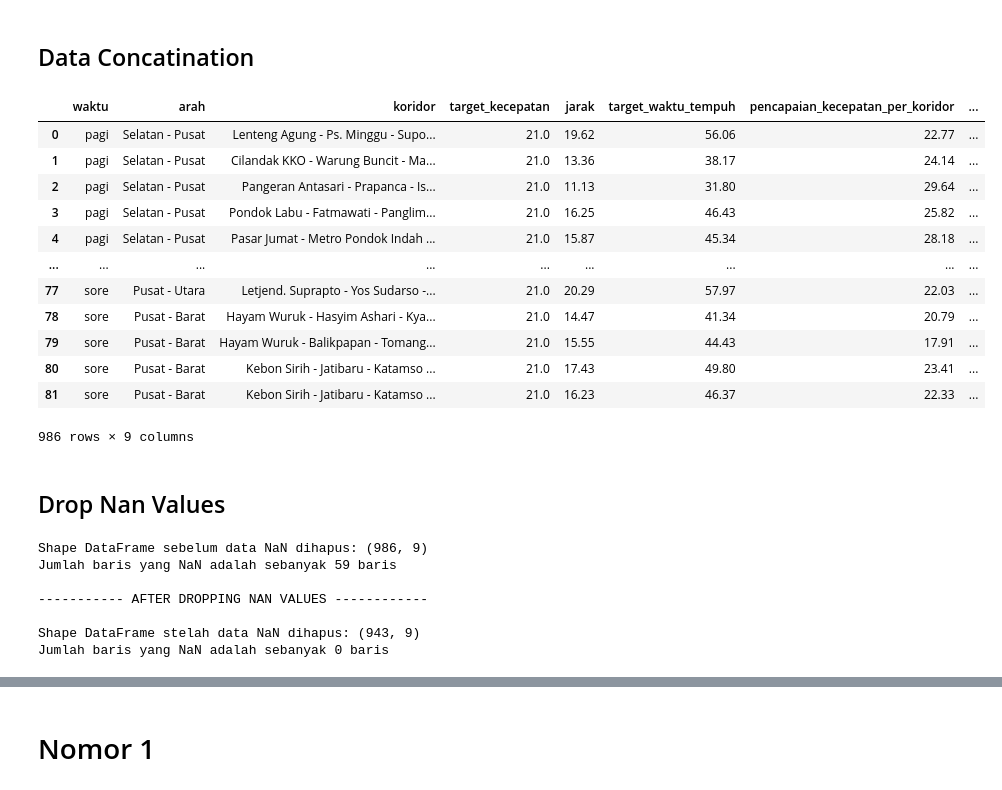
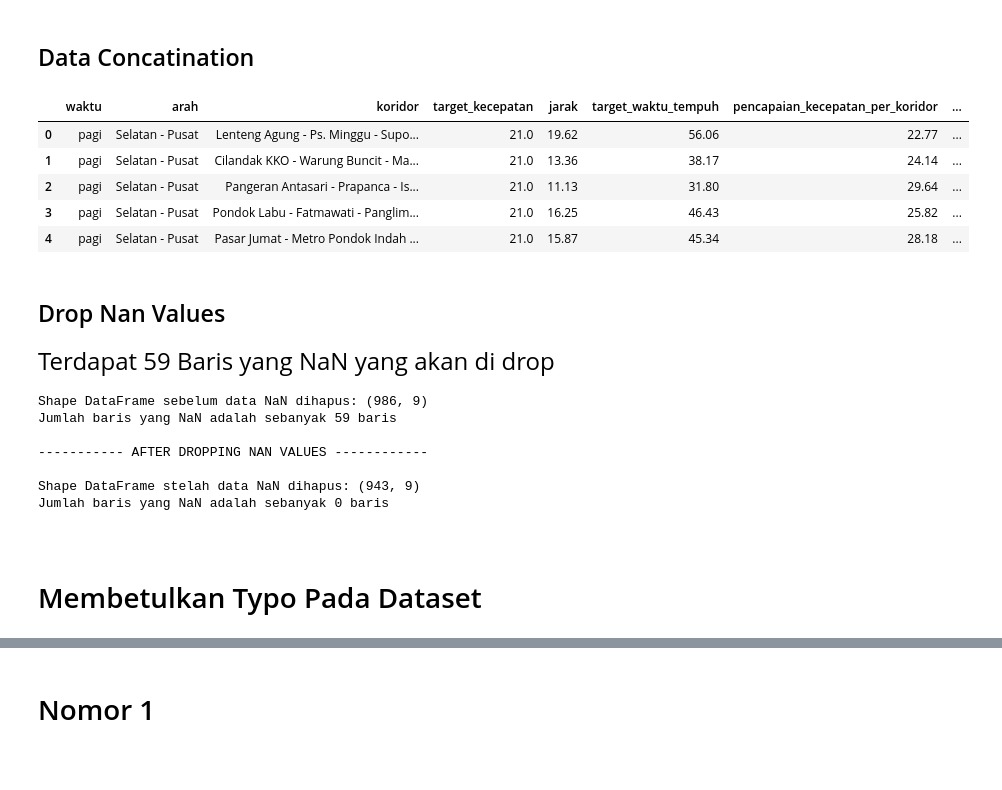
Before and after one commit to StefannusChristian/Data-Processing-and-Engineering, a Jupyter notebook: transformasi-data/IBDA3111_StefannusChristian_202000138_TransformasiData.ipynb, the cells around one changed output, grey strips where cells are left out. Cells and saved outputs as stored; diff of their text form; code cells hidden in the pictures; blank space fills up the shorter version.

Commit message:
add markdown and correct the dataset

```diff
--- a/transformasi-data/IBDA3111_StefannusChristian_202000138_TransformasiData.ipynb
+++ b/transformasi-data/IBDA3111_StefannusChristian_202000138_TransformasiData.ipynb
@@ -63,23 +69,18 @@ warnings.filterwarnings('ignore')
 ## Data Concatination
 # %%
 df = pd.concat(map(pd.read_csv,glob.glob('./datasets/*.csv')))
-display(df)
+display(df.head())
 # %% [output]
 |  | waktu | arah | koridor | target_kecepatan | jarak | target_waktu_tempuh | pencapaian_kecepatan_per_koridor | ... |
 | 0 | pagi | Selatan - Pusat | Lenteng Agung - Ps. Minggu - Supo... | 21.0 | 19.62 | 56.06 | 22.77 | ... |
 | 1 | pagi | Selatan - Pusat | Cilandak KKO - Warung Buncit - Ma... | 21.0 | 13.36 | 38.17 | 24.14 | ... |
 | 2 | pagi | Selatan - Pusat | Pangeran Antasari - Prapanca - Is... | 21.0 | 11.13 | 31.80 | 29.64 | ... |
 | 3 | pagi | Selatan - Pusat | Pondok Labu - Fatmawati - Panglim... | 21.0 | 16.25 | 46.43 | 25.82 | ... |
 | 4 | pagi | Selatan - Pusat | Pasar Jumat - Metro Pondok Indah ... | 21.0 | 15.87 | 45.34 | 28.18 | ... |
-| ... | ... | ... | ... | ... | ... | ... | ... | ... |
-| 77 | sore | Pusat - Utara | Letjend. Suprapto - Yos Sudarso -... | 21.0 | 20.29 | 57.97 | 22.03 | ... |
-| 78 | sore | Pusat - Barat | Hayam Wuruk - Hasyim Ashari - Kya... | 21.0 | 14.47 | 41.34 | 20.79 | ... |
-| 79 | sore | Pusat - Barat | Hayam Wuruk - Balikpapan - Tomang... | 21.0 | 15.55 | 44.43 | 17.91 | ... |
-| 80 | sore | Pusat - Barat | Kebon Sirih - Jatibaru - Katamso ... | 21.0 | 17.43 | 49.80 | 23.41 | ... |
-| 81 | sore | Pusat - Barat | Kebon Sirih - Jatibaru - Katamso ... | 21.0 | 16.23 | 46.37 | 22.33 | ... |
-986 rows × 9 columns
 # %% [markdown]
 ## Drop Nan Values
+# %% [markdown]
+<p style="font-size:24px">Terdapat 59 Baris yang NaN yang akan di drop</p>
 # %%
 dataShape = df.shape
 numOfNanRows = df.isnull().sum().sum()
@@ -103,3 +104,7 @@ Jumlah baris yang NaN adalah sebanyak 59 baris
 
 Shape DataFrame stelah data NaN dihapus: (943, 9)
 Jumlah baris yang NaN adalah sebanyak 0 baris
+# %% [markdown]
+<a id='ini-id'></a>
+# %% [markdown]
+# Membetulkan Typo Pada Dataset
```
Also changed, not shown: parts of 35 cells of this notebook.
